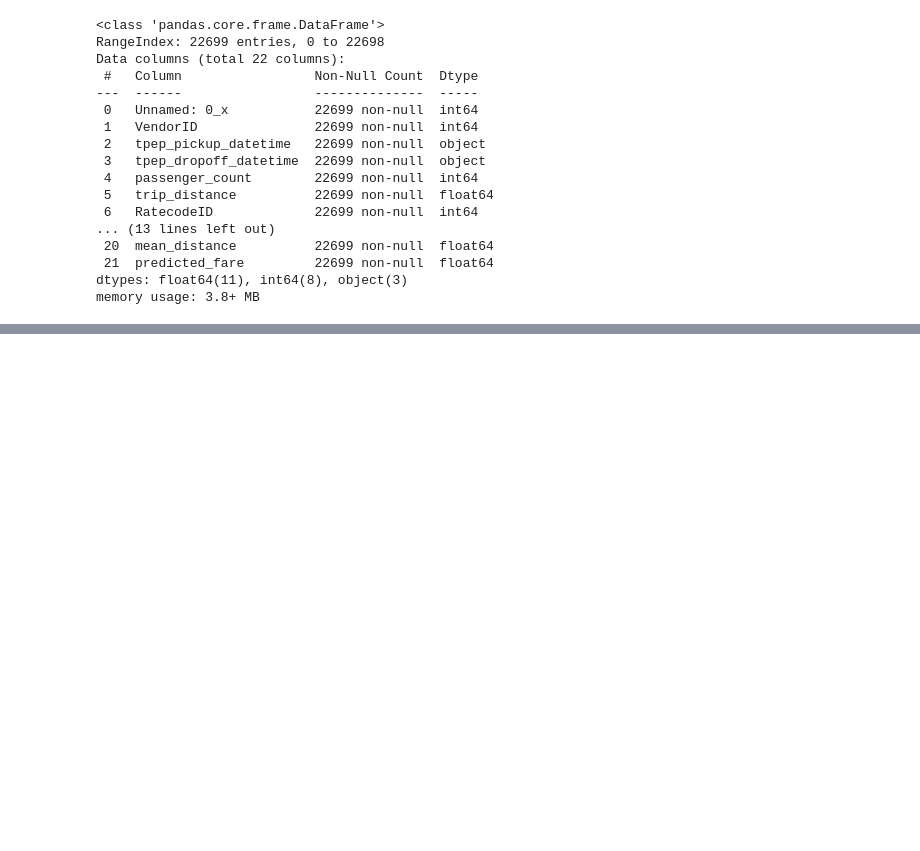
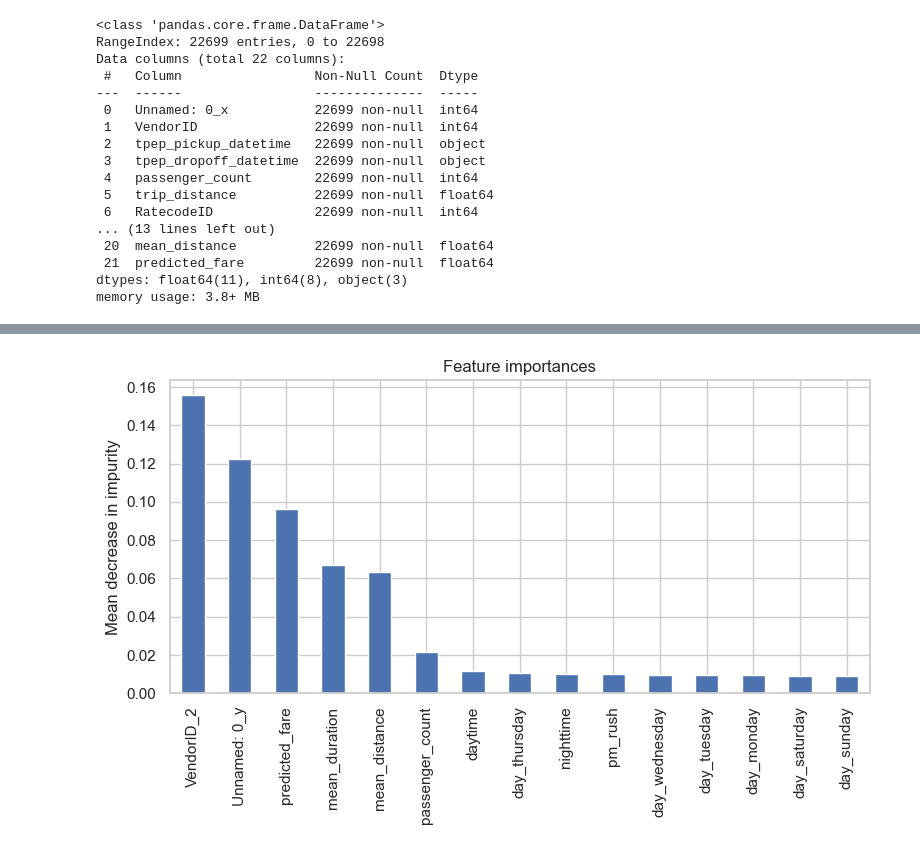
Before and after one commit to Mustafa777Xo/TLC, a Jupyter notebook: TLC.ipynb, the cells around one changed output, grey strips where cells are left out. Cells and saved outputs as stored; diff of their text form; code cells hidden in the pictures; blank space fills up the shorter version.

```diff
--- a/TLC.ipynb
+++ b/TLC.ipynb
@@ -1428,0 +1612,3 @@ memory usage: 3.8+ MB
+# %%
+# Create 'month' col
+df1['month'] = df1['tpep_pickup_datetime'].dt.strftime('%b').str.lower()
@@ -1428,0 +1910,12 @@ memory usage: 3.8+ MB
+# %%
+importances = rf1.best_estimator_.feature_importances_
+rf_importances = pd.Series(importances, index=X_test.columns)
+rf_importances = rf_importances.sort_values(ascending=False)[:15]
+
+fig, ax = plt.subplots(figsize=(8,5))
+rf_importances.plot.bar(ax=ax)
+ax.set_title('Feature importances')
+ax.set_ylabel('Mean decrease in impurity')
+fig.tight_layout();
+# %% [output]
+[figure, added]
```
Also changed, not shown: parts of 40 cells of this notebook.
